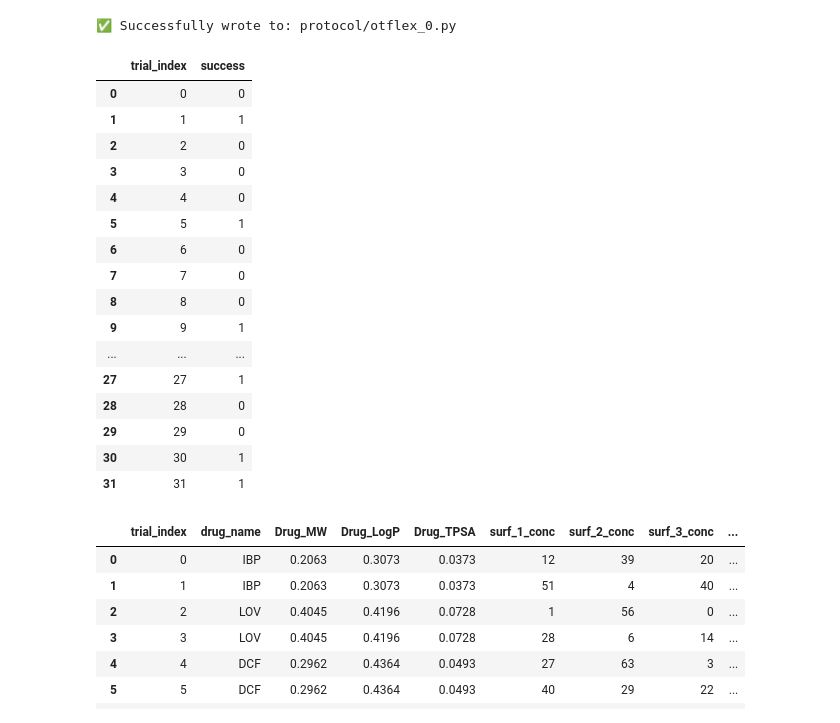
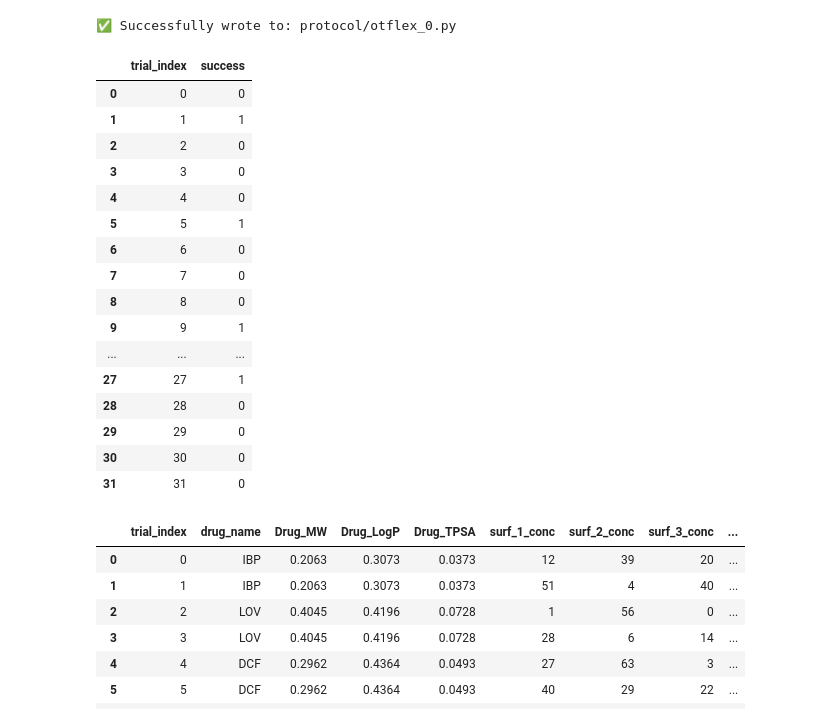
Before and after one commit to zeqingbaosdl5/drug-surfactant, a Jupyter notebook: experiments/20250717_more_SOBOL/iteration_0/Iteration_0.ipynb, the cells around one changed output. Saved outputs shown, nothing was run; the diff lists cells and outputs as text; code cells hidden in the pictures.

```diff
--- a/experiments/20250717_more_SOBOL/iteration_0/Iteration_0.ipynb
+++ b/experiments/20250717_more_SOBOL/iteration_0/Iteration_0.ipynb
@@ -304,26 +304,26 @@ hf.generate_protocol(df_vol=df_vol, iteration=n, plate_well=plate_well, deepplat
 # %% [output]
 ✅ Successfully wrote to: protocol/otflex_0.py
 # %%
-df_absorbance = hf.process_absorbance(iteration=n, threshold=0.1)
+df_absorbance = hf.process_absorbance(iteration=n, threshold=0.06)
 df_absorbance
 # %% [output]
 |  | trial_index | success |
 | 0 | 0 | 0 |
 | 1 | 1 | 1 |
 | 2 | 2 | 0 |
 | 3 | 3 | 0 |
 | 4 | 4 | 0 |
 | 5 | 5 | 1 |
 | 6 | 6 | 0 |
 | 7 | 7 | 0 |
 | 8 | 8 | 0 |
 | 9 | 9 | 1 |
 | ... | ... | ... |
 | 27 | 27 | 1 |
 | 28 | 28 | 0 |
 | 29 | 29 | 0 |
-| 30 | 30 | 1 |
-| 31 | 31 | 1 |
+| 30 | 30 | 0 |
+| 31 | 31 | 0 |
 # %%
 results = hf.build_results(n, df_absorbance)
 results
```
Also changed, not shown: parts of 2 cells of this notebook, 9 other files.
